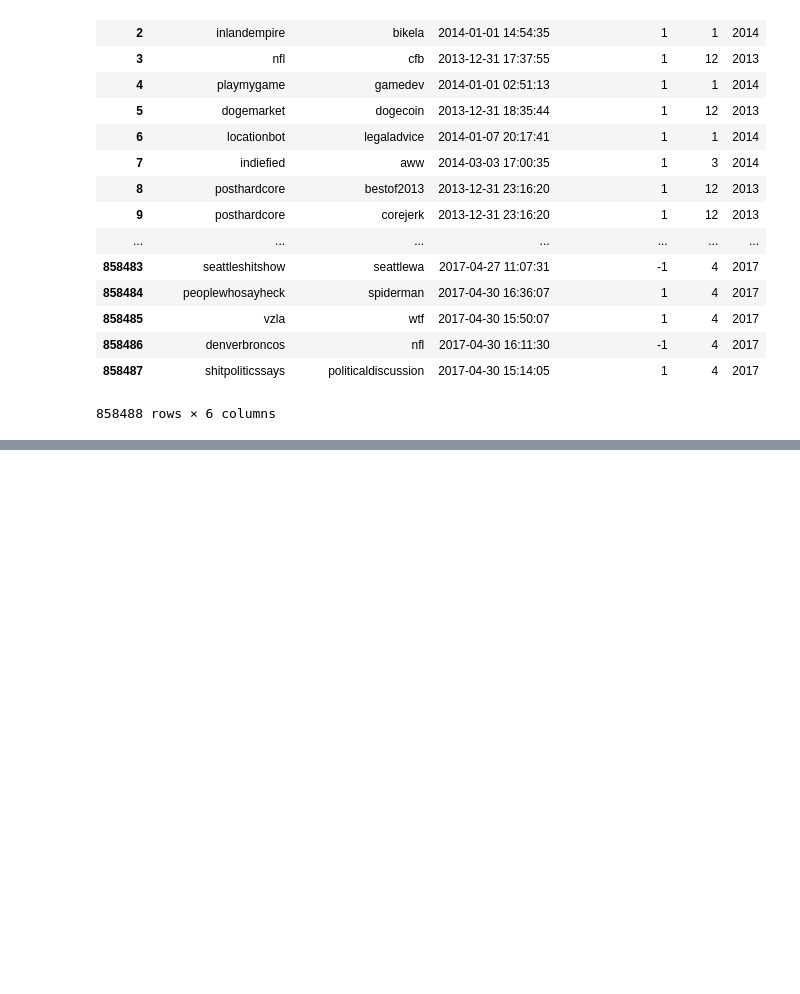
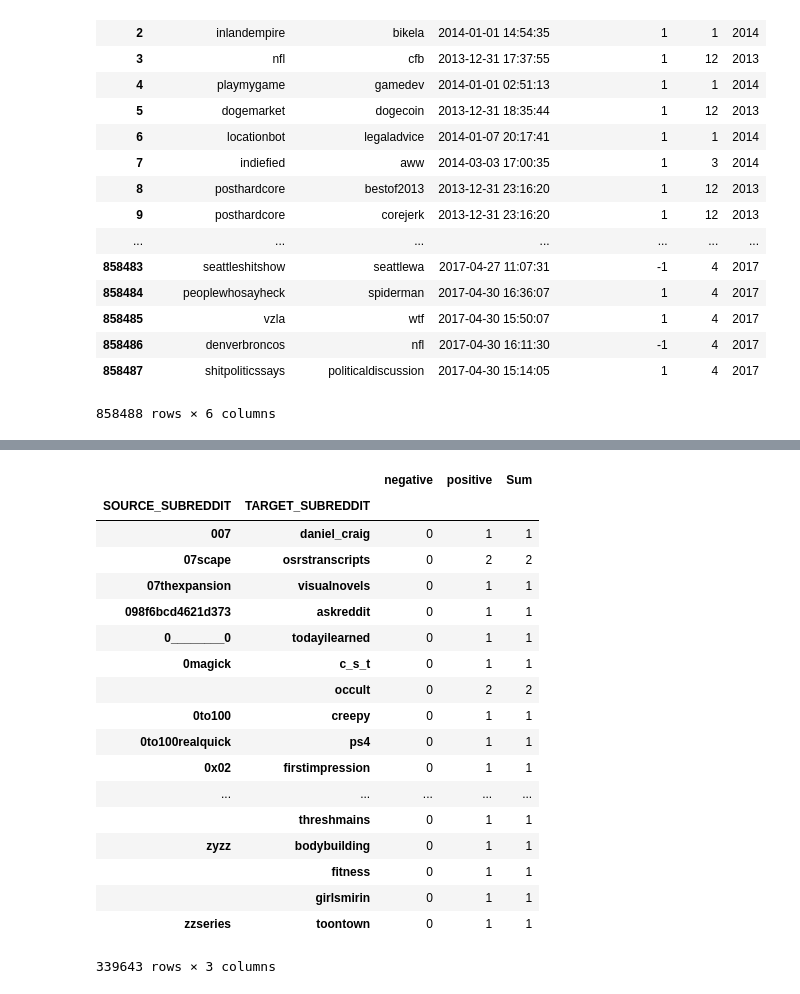
Before and after one commit to rushkock/reddit, a Jupyter notebook: Back-end/Positive_Negative.ipynb, the cells around one changed output, grey strips where cells are left out. Drawn from its saved outputs; the diff is of its cells as text; code cells hidden in the pictures; blank space fills up the shorter version.

```diff
--- a/Back-end/Positive_Negative.ipynb
+++ b/Back-end/Positive_Negative.ipynb
@@ -102,0 +55,23 @@ df_both
+# %%
+df_both['Sum'] = df_both['positive'] + df_both['negative']
+df_both
+# %% [output]
+|  |  | negative | positive | Sum |
+| SOURCE_SUBREDDIT | TARGET_SUBREDDIT |  |  |  |
+| 007 | daniel_craig | 0 | 1 | 1 |
+| 07scape | osrstranscripts | 0 | 2 | 2 |
+| 07thexpansion | visualnovels | 0 | 1 | 1 |
+| 098f6bcd4621d373 | askreddit | 0 | 1 | 1 |
+| 0________0 | todayilearned | 0 | 1 | 1 |
+| 0magick | c_s_t | 0 | 1 | 1 |
+|  | occult | 0 | 2 | 2 |
+| 0to100 | creepy | 0 | 1 | 1 |
+| 0to100realquick | ps4 | 0 | 1 | 1 |
+| 0x02 | firstimpression | 0 | 1 | 1 |
+| ... | ... | ... | ... | ... |
+|  | threshmains | 0 | 1 | 1 |
+| zyzz | bodybuilding | 0 | 1 | 1 |
+|  | fitness | 0 | 1 | 1 |
+|  | girlsmirin | 0 | 1 | 1 |
+| zzseries | toontown | 0 | 1 | 1 |
+339643 rows × 3 columns
```
Also changed, not shown: parts of 11 cells of this notebook.
